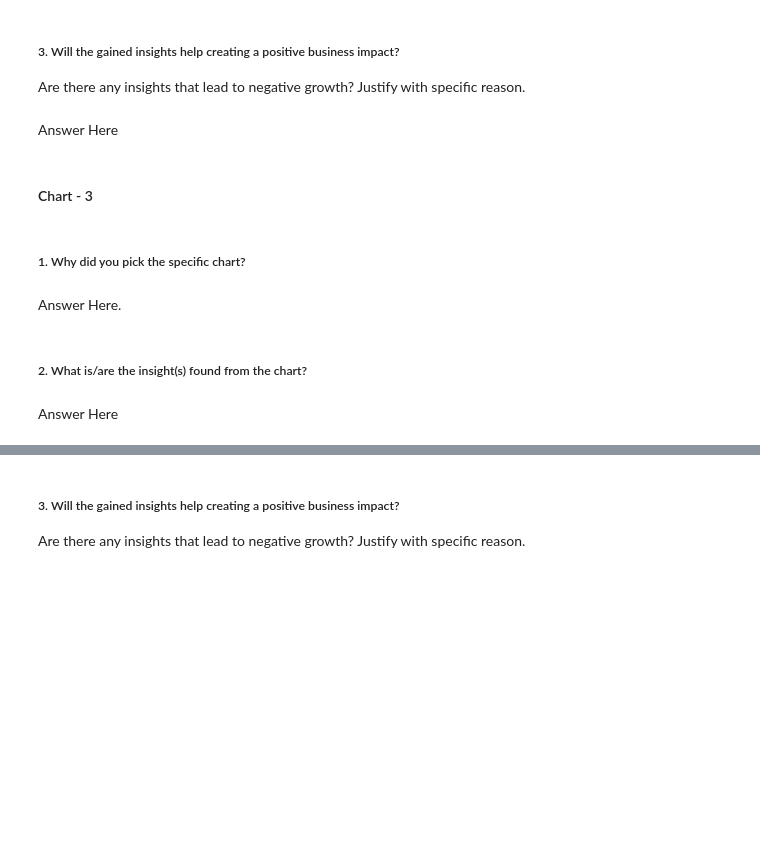
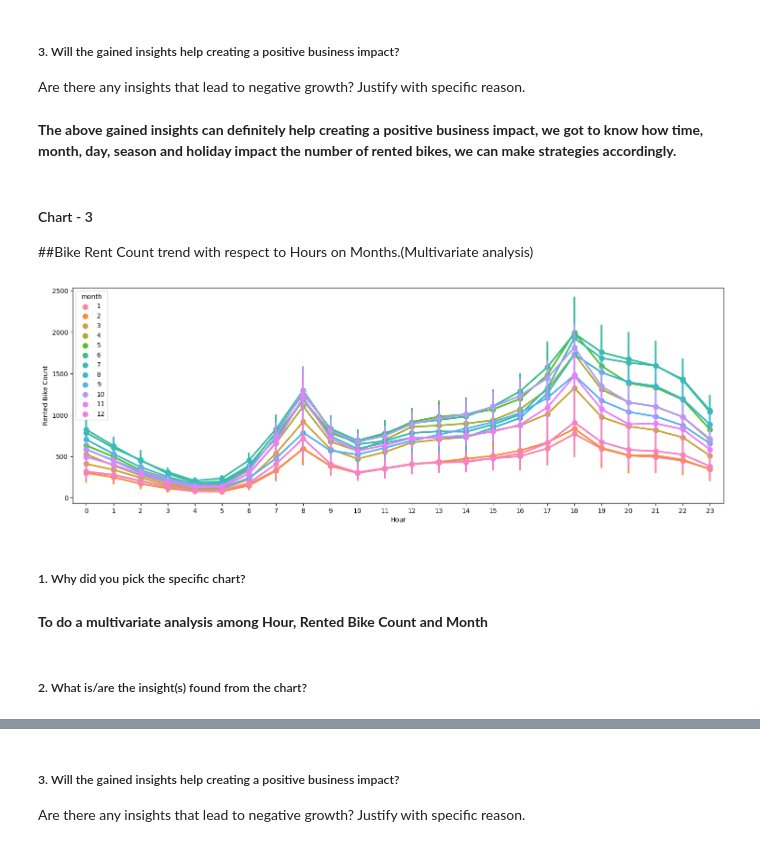
Before and after one commit to abhiwavhal/BIKE-SHARING-DEMAND-PREDICTION, a Jupyter notebook: Bike_Shearing_Demand_Prediction.ipynb, the cells around one changed output, grey strips where cells are left out. Drawn from its saved outputs; the diff is of its cells as text; code cells hidden in the pictures; blank space fills up the shorter version.

```diff
--- a/Bike_Shearing_Demand_Prediction.ipynb
+++ b/Bike_Shearing_Demand_Prediction.ipynb
@@ -193,7 +475,3 @@ Answer Here
 # %% [markdown]
 ##### 3. Will the gained insights help creating a positive business impact?
 Are there any insights that lead to negative growth? Justify with specific reason.
-# %% [markdown]
-Answer Here
-# %% [markdown]
-#### Chart - 3
@@ -202,8 +478,21 @@ Answer Here
+# %% [markdown]
+**The above gained insights can definitely help creating a positive business impact, we got to know how time, month, day, season and holiday impact the number of rented bikes, we can make strategies accordingly.**
+# %% [markdown]
+#### Chart - 3
+##Bike Rent Count trend with respect to Hours on Months.(Multivariate analysis)
+# %%
+# Chart - 3 visualization code
+
+# Using pointplot for multivariate analysis.
+
+plt.figure(figsize = (18,6))
+sns.pointplot(x = data['Hour'], y = data['Rented Bike Count'], hue = data['month'])
+plt.show()
+# %% [output]
+[figure, added]
 # %% [markdown]
 ##### 1. Why did you pick the specific chart?
-# %% [markdown]
-Answer Here.
+# %% [markdown]
+**To do a multivariate analysis among Hour, Rented Bike Count and Month**
 # %% [markdown]
 ##### 2. What is/are the insight(s) found from the chart?
-# %% [markdown]
-Answer Here
```
Also changed, not shown: parts of 101 cells of this notebook.
